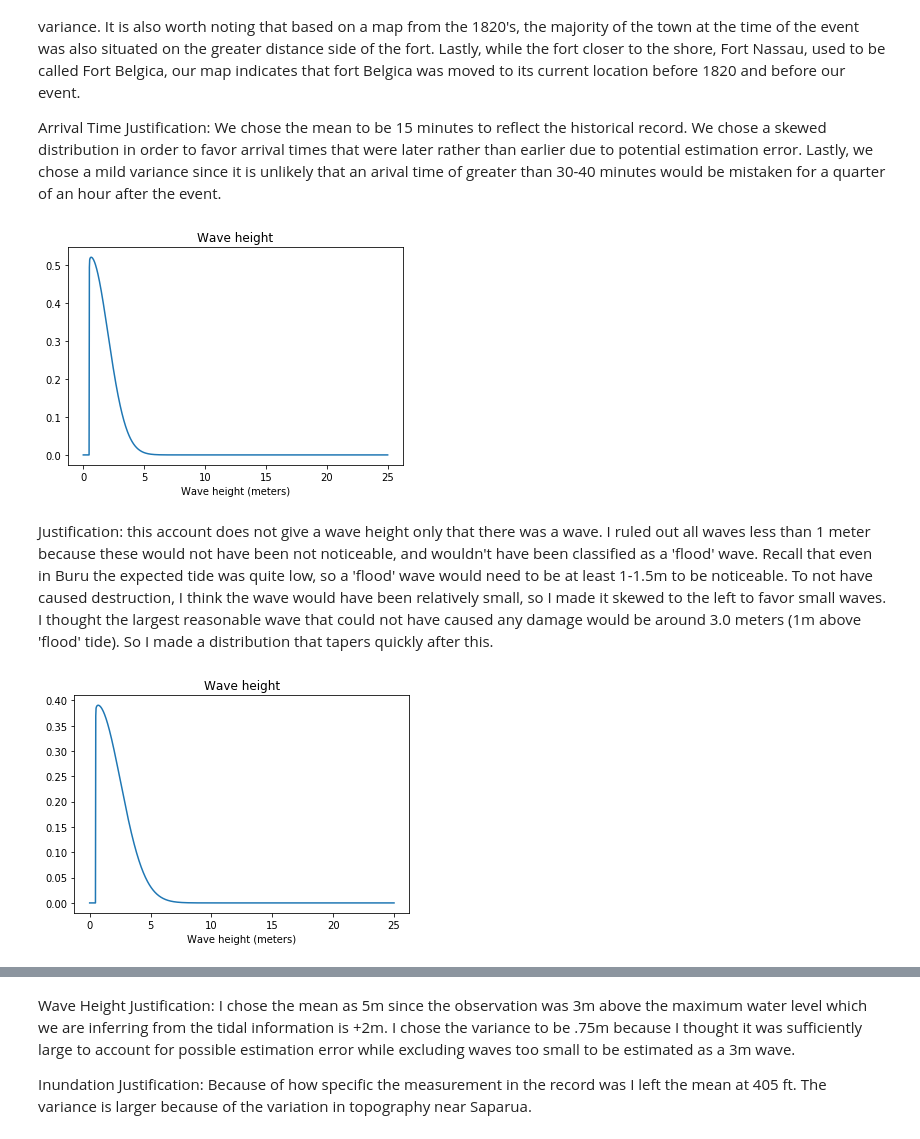
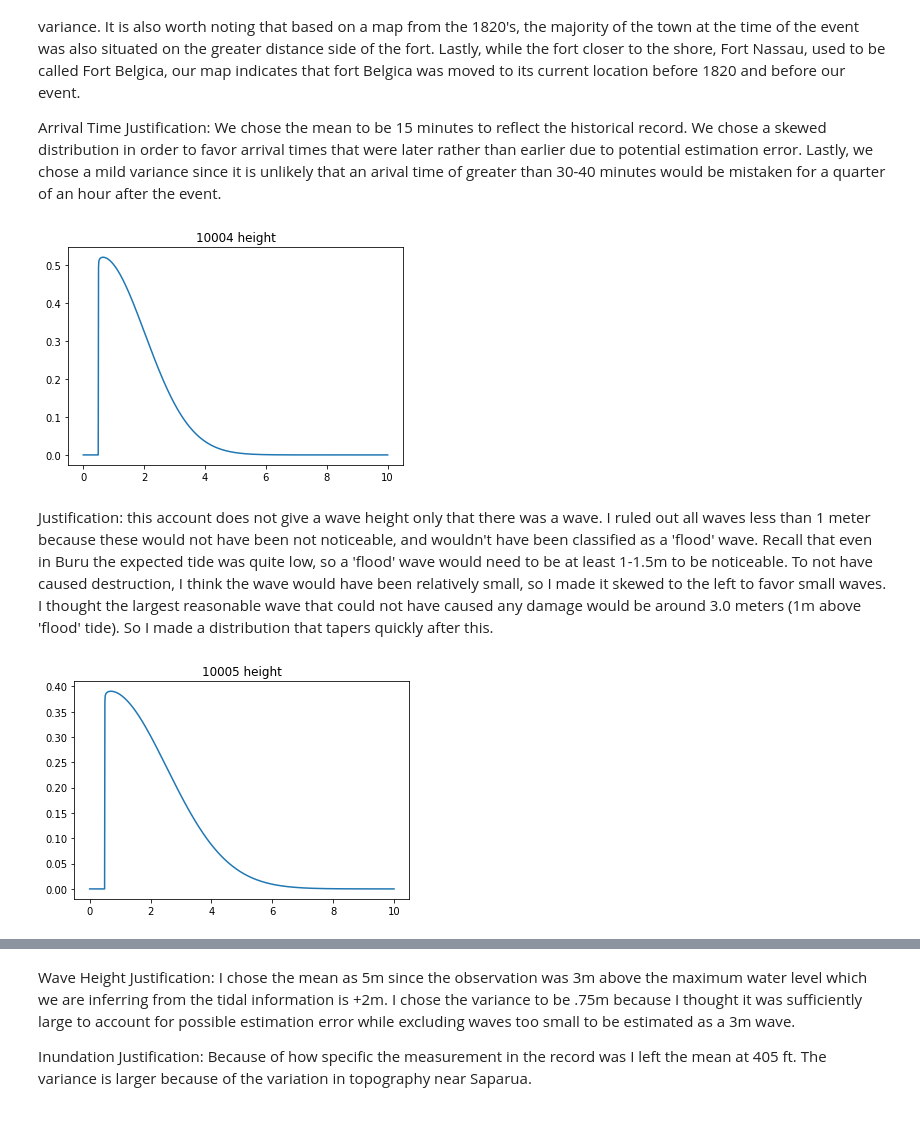
Before and after one commit to jpw37/tsunamibayes, a Jupyter notebook: Model_Scripts/Scenarios/1852mag/PreRun/Gauges.ipynb, the cells around one changed output, grey strips where cells are left out. Cells and saved outputs as stored; diff of their text form; code cells hidden in the pictures.

```diff
--- a/Model_Scripts/Scenarios/1852mag/PreRun/Gauges.ipynb
+++ b/Model_Scripts/Scenarios/1852mag/PreRun/Gauges.ipynb
@@ -162,9 +152,14 @@ beta = BANDA_NEIRA_average_angle
 
 n = .06
 
-g = Gauge(name, longitude, latitude, distance,
-                kind, arrival_params, height_params, inundation_params, beta, n, city_name)
-gauges.append(g.to_json())
+dists = dict()
+dists['arrival'] = stats.skewnorm(a=arrival_skew_param,loc=arrival_mean,scale=arrival_std)
+dists['height'] = stats.norm(loc=height_mean,scale=height_std)
+dists['inundation'] = stats.norm(loc=inundation_mean,scale=inundation_std)
+
+gauge = Gauge(name,longitude,latitude,dists,beta,n,city_name)
+gauges.append(gauge)
+gauge.plot_all()
 
 # Neira_1 = stats.norm(height_mean,height_std)
 # D_Neira_1 = np.linspace(0,10,1000)
@@ -199,5 +194,5 @@ gauges.append(g.to_json())
 # plt.plot(D_Neira_Time, Neira_Time)
 # plt.xlabel("arrival time (minutes)")
 # plt.show()
-g.plot()
+# g.plot()
 # %% [output]
@@ -228,39 +221,42 @@ latitude = -3.3815
 longitude = 127.113
 distance = 0  # in kilometers (max 5) //TODO Not sure what this is??
 kind = [None, 'chi', None]
 
 # For kind = 'chi'
 arrival_k = None # chi parameter
 arrival_lower_bound = None # in meters
 arrival_params = [arrival_k, arrival_lower_bound]
 height_k = 1.01 # chi param
 height_loc = 0.5 # in meters
 height_scale = 1.5
 height_params = [height_k, height_loc, height_scale]
 inundation_k = None
 inundation_lower_bound = None
 inundation_params = [inundation_k, inundation_lower_bound]
 
 beta = 0
 n = .015
 
-g = Gauge(name, longitude, latitude, distance,
-                kind, arrival_params, height_params, inundation_params, beta, n, city_name)
-gauges.append(g.to_json())
+dists = dict()
+dists['height'] = stats.chi(df=height_k,loc=height_loc,scale=height_scale)
+
+gauge = Gauge(name,longitude,latitude,dists,beta,n,city_name)
+gauges.append(gauge)
+gauge.plot_all()
 
 
 # height_upper_bound = 5
 
 # ## Don't edit code below this
 # domain = np.linspace(0,height_upper_bound,100)
 # plt.plot(domain, stats.chi(height_k,height_loc,height_scale).pdf(domain))
 # plt.xlabel("wave height(meters)")
 # plt.show()
 
-%matplotlib inline
-g.plot()
+# %matplotlib inline
+# g.plot()
 # %% [output]
-[figure, old version]
+[figure, new version]
 # %% [markdown]
 Justification:  this account does not give a wave height only that there was a wave. I ruled out all waves less than 1 meter because these would not have been not noticeable, and wouldn't have been classified as a 'flood' wave.  Recall that even in Buru the expected tide was quite low, so a 'flood' wave would need to be at least 1-1.5m to be noticeable. To not have caused destruction, I think the wave would have been relatively small, so I made it skewed to the left to favor small waves. I thought the largest reasonable wave that could not have caused any damage would be around 3.0 meters (1m above 'flood' tide). So I made a distribution that tapers quickly after this.
 # %%
@@ -294,9 +290,12 @@ inundation_params = [inundation_k, inundation_lower_bound]
 beta = 0
 n = .015
 
-g = Gauge(name, longitude, latitude, distance,
-                kind, arrival_params, height_params, inundation_params, beta, n, city_name)
-gauges.append(g.to_json())
+dists = dict()
+dists['height'] = stats.chi(df=height_k,loc=height_loc,scale=height_scale)
+
+gauge = Gauge(name,longitude,latitude,dists,beta,n,city_name)
+gauges.append(gauge)
+gauge.plot_all()
 
 
 # height_upper_bound = 5
@@ -307,9 +306,9 @@ gauges.append(g.to_json())
 # plt.xlabel("wave height(meters)")
 # plt.show()
 
-g.plot()
+# g.plot()
 # %% [output]
-[figure, old version]
+[figure, new version]
 # %%
 #Saparua - Wichmann Catalog
 #Pg 149 - "a flood wave penetrated into the bay of Saparua four times
```
Also changed, not shown: parts of 9 cells of this notebook, 6 other files.
